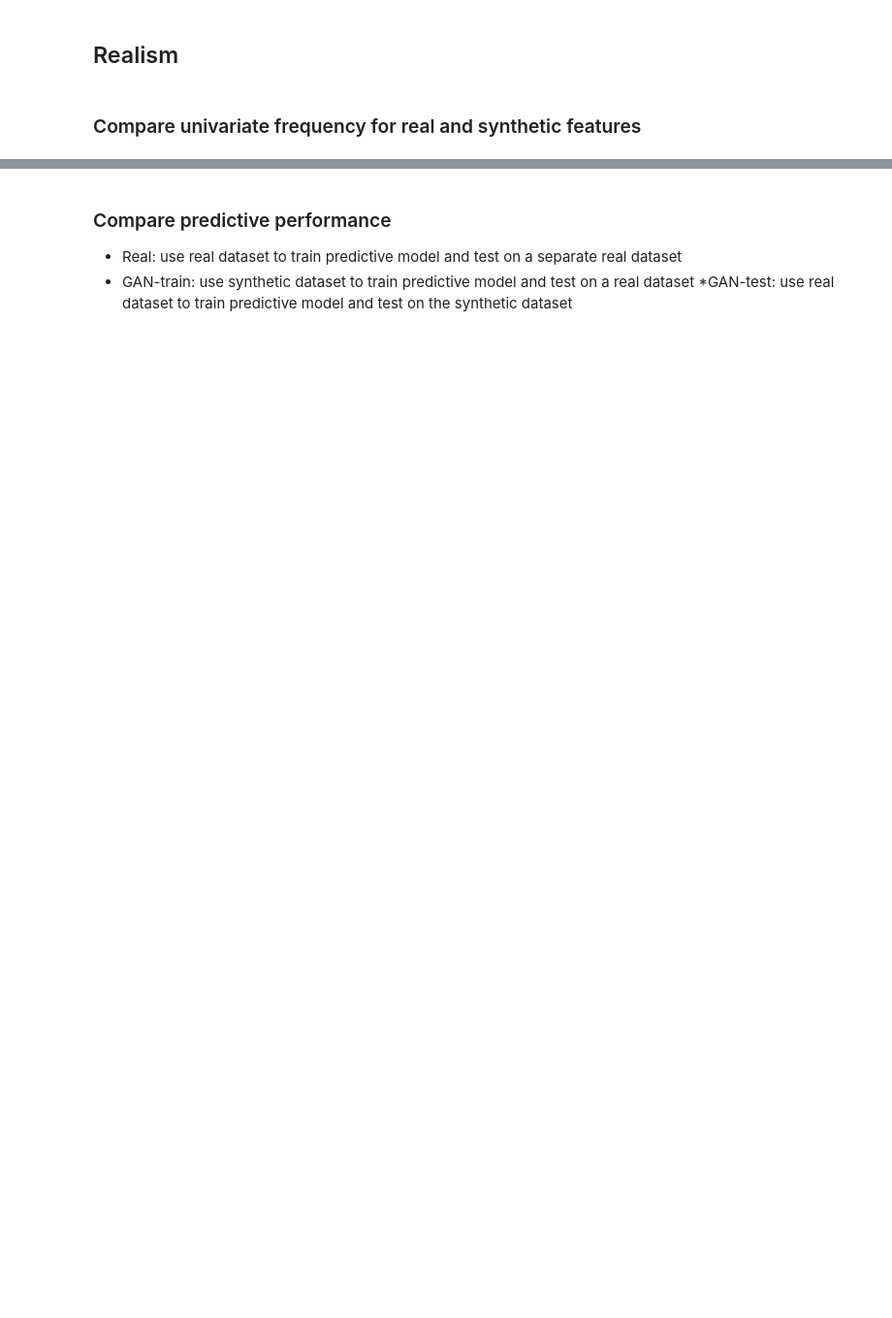
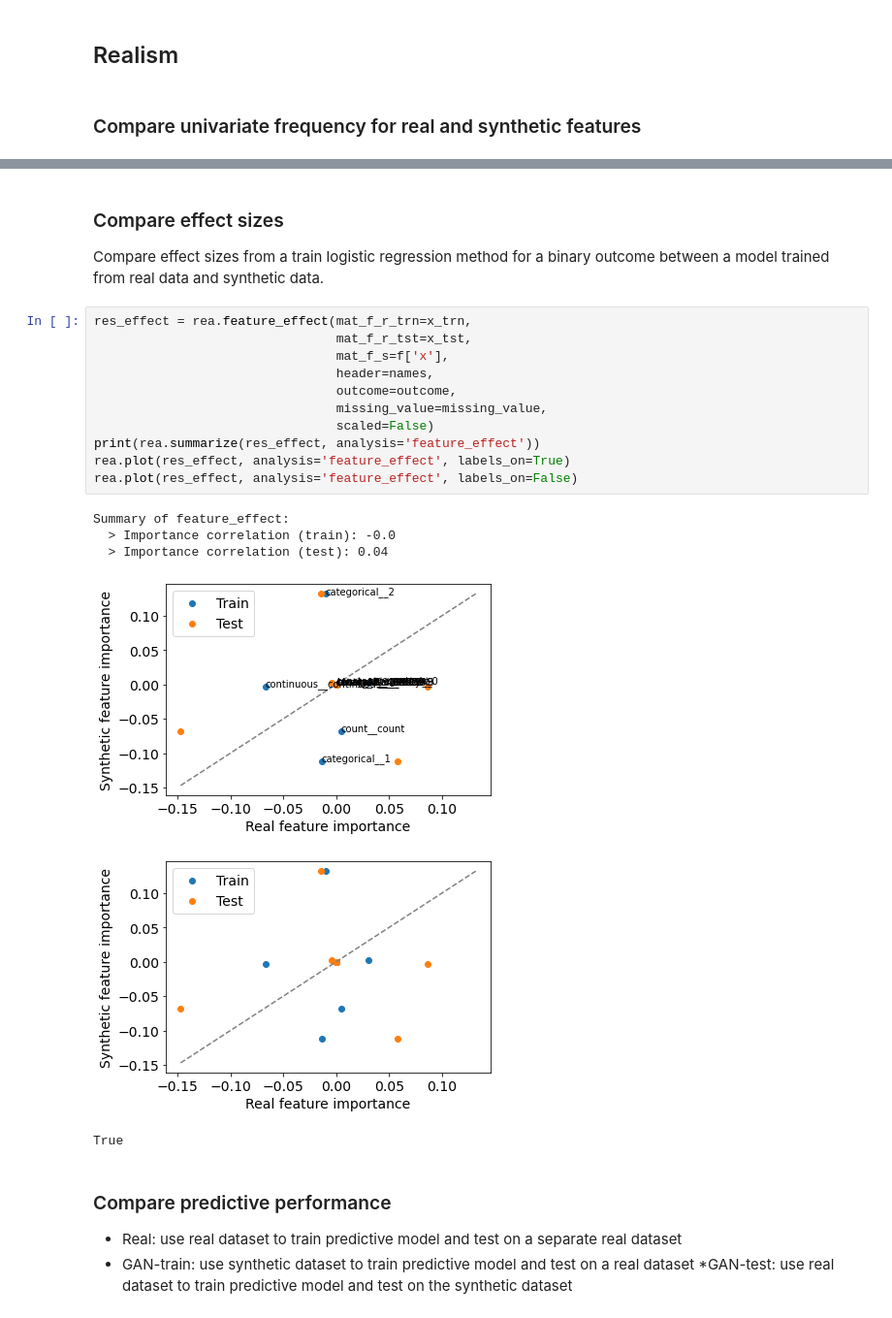
Before and after one commit to Innovate-For-Health/absehrd, a Jupyter notebook: absehrd_demo.ipynb, the cells around one changed output, grey strips where cells are left out. Shown at 97% size. Drawn from its saved outputs; the diff is of its cells as text; blank space fills up the shorter version.

```diff
--- a/absehrd_demo.ipynb
+++ b/absehrd_demo.ipynb
@@ -190,3 +183,24 @@ ax1.legend(fontsize=fontsize)
+# %% [markdown]
+### Compare effect sizes
+Compare effect sizes from a train logistic regression method for a binary outcome between a model trained from real data and synthetic data.
+# %%
+res_effect = rea.feature_effect(mat_f_r_trn=x_trn,
+                                mat_f_r_tst=x_tst,
+                                mat_f_s=f['x'],
+                                header=names,
+                                outcome=outcome,
+                                missing_value=missing_value,
+                                scaled=False)
+print(rea.summarize(res_effect, analysis='feature_effect'))
+rea.plot(res_effect, analysis='feature_effect', labels_on=True)
+rea.plot(res_effect, analysis='feature_effect', labels_on=False)
+# %% [output]
+Summary of feature_effect:
+  > Importance correlation (train): -0.0
+  > Importance correlation (test): 0.04
+[figure, added]
+[figure, added]
+True
 # %% [markdown]
 ### Compare predictive performance
 * Real: use real dataset to train predictive model and test on a separate real dataset
```
Also changed, not shown: parts of 19 cells of this notebook, 2 other files.
